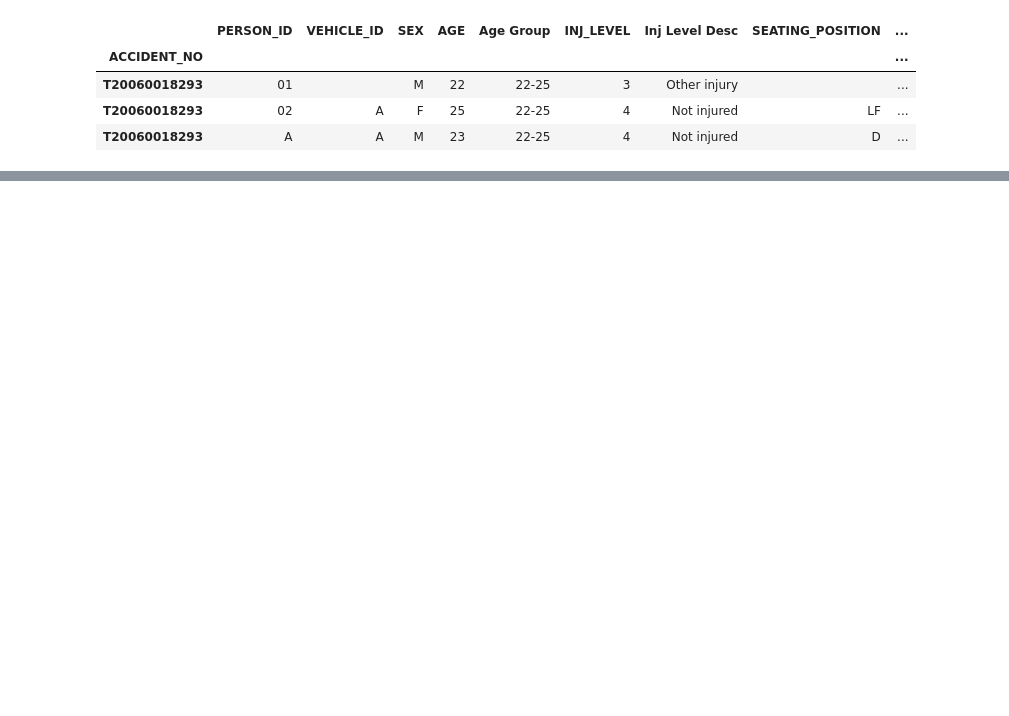
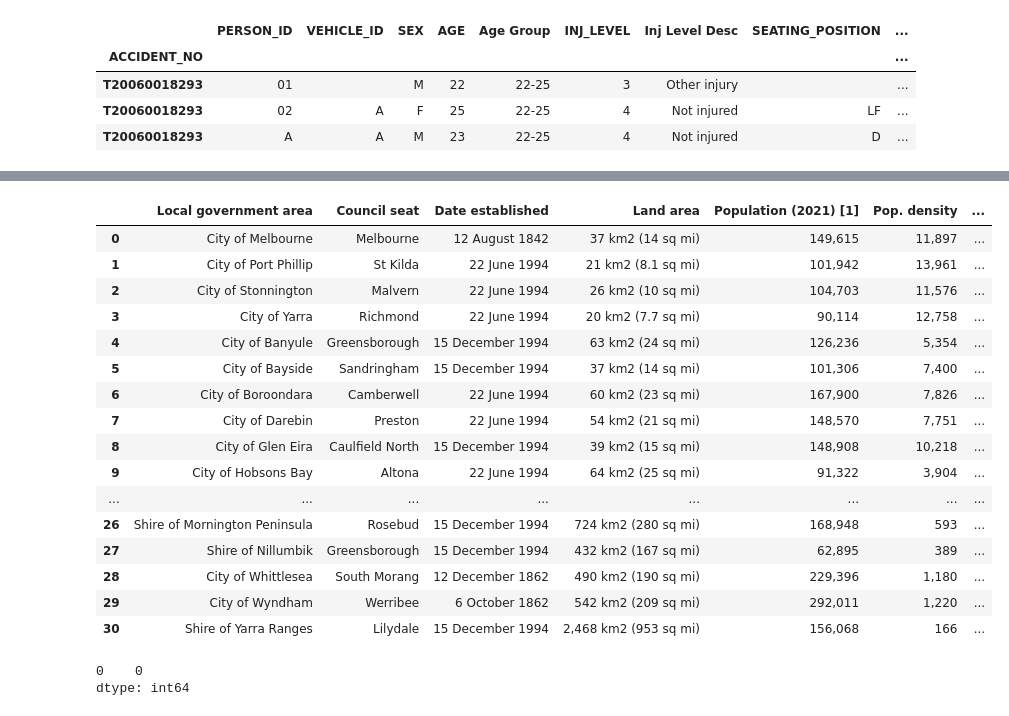
Before and after one commit to renkeven/Crash-Stats, a Jupyter notebook: Vic-Crash-Data-Analysis.ipynb, the cells around one changed output, grey strips where cells are left out. Saved outputs shown, nothing was run; the diff lists cells and outputs as text; code cells hidden in the pictures; blank space fills up the shorter version.

```diff
--- a/Vic-Crash-Data-Analysis.ipynb
+++ b/Vic-Crash-Data-Analysis.ipynb
@@ -211,0 +844,26 @@ array(['Atmosph Cond Desc_Clear', 'Atmosph Cond Desc_Dust',
+# %%
+pd.read_csv('vic_lga/greatermelb.csv')
+#pd.read_csv('vic_lga/barwonsw.csv')
+# %% [output]
+|  | Local government area | Council seat | Date established | Land area | Population (2021) [1] | Pop. density | ... |
+| 0 | City of Melbourne | Melbourne | 12 August 1842 | 37 km2 (14 sq mi) | 149,615 | 11,897 | ... |
+| 1 | City of Port Phillip | St Kilda | 22 June 1994 | 21 km2 (8.1 sq mi) | 101,942 | 13,961 | ... |
+| 2 | City of Stonnington | Malvern | 22 June 1994 | 26 km2 (10 sq mi) | 104,703 | 11,576 | ... |
+| 3 | City of Yarra | Richmond | 22 June 1994 | 20 km2 (7.7 sq mi) | 90,114 | 12,758 | ... |
+| 4 | City of Banyule | Greensborough | 15 December 1994 | 63 km2 (24 sq mi) | 126,236 | 5,354 | ... |
+| 5 | City of Bayside | Sandringham | 15 December 1994 | 37 km2 (14 sq mi) | 101,306 | 7,400 | ... |
+| 6 | City of Boroondara | Camberwell | 22 June 1994 | 60 km2 (23 sq mi) | 167,900 | 7,826 | ... |
+| 7 | City of Darebin | Preston | 22 June 1994 | 54 km2 (21 sq mi) | 148,570 | 7,751 | ... |
+| 8 | City of Glen Eira | Caulfield North | 15 December 1994 | 39 km2 (15 sq mi) | 148,908 | 10,218 | ... |
+| 9 | City of Hobsons Bay | Altona | 22 June 1994 | 64 km2 (25 sq mi) | 91,322 | 3,904 | ... |
+| ... | ... | ... | ... | ... | ... | ... | ... |
+| 26 | Shire of Mornington Peninsula | Rosebud | 15 December 1994 | 724 km2 (280 sq mi) | 168,948 | 593 | ... |
+| 27 | Shire of Nillumbik | Greensborough | 15 December 1994 | 432 km2 (167 sq mi) | 62,895 | 389 | ... |
+| 28 | City of Whittlesea | South Morang | 12 December 1862 | 490 km2 (190 sq mi) | 229,396 | 1,180 | ... |
+| 29 | City of Wyndham | Werribee | 6 October 1862 | 542 km2 (209 sq mi) | 292,011 | 1,220 | ... |
+| 30 | Shire of Yarra Ranges | Lilydale | 15 December 1994 | 2,468 km2 (953 sq mi) | 156,068 | 166 | ... |
+# %%
+pd.DataFrame(street_map.NAME.unique()).apply(lambda x: x.str.contains('RURAL')).sum()
+# %% [output]
+0    0
+dtype: int64
```
Also changed, not shown: parts of 40 cells of this notebook, 1 other file.
